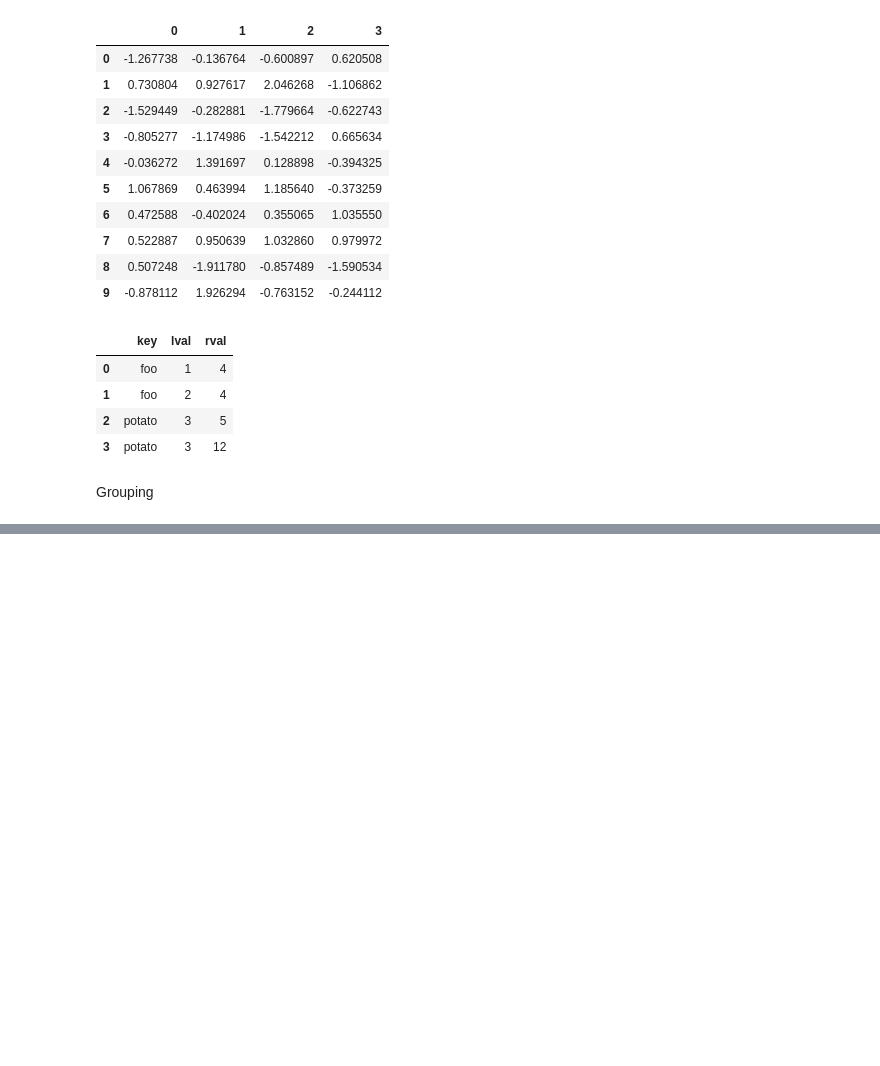
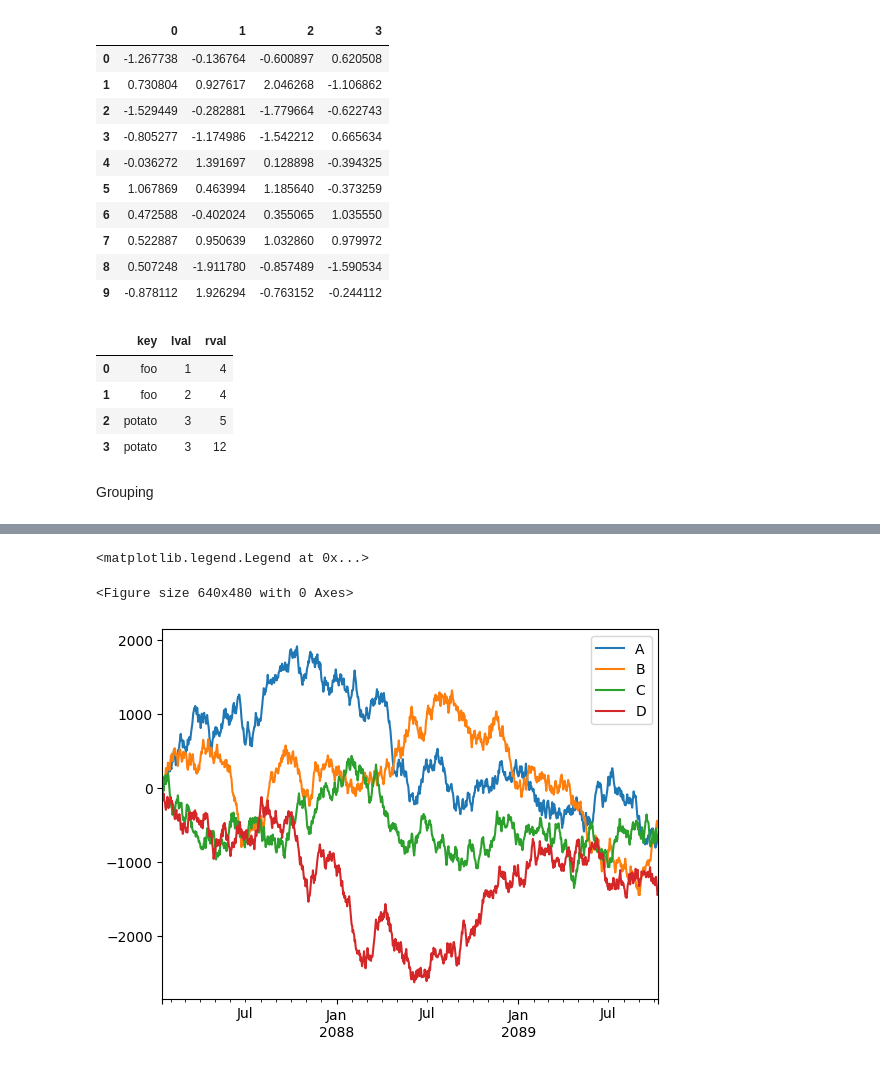
Before and after one commit to Bardia-Mostaghim/learning_pandas_basics, a Jupyter notebook: HowWasThisSupposedToTakeTenMinutes.ipynb, the cells around one changed output, grey strips where cells are left out. Drawn from its saved outputs; the diff is of its cells as text; code cells hidden in the pictures; blank space fills up the shorter version.

```diff
--- a/HowWasThisSupposedToTakeTenMinutes.ipynb
+++ b/HowWasThisSupposedToTakeTenMinutes.ipynb
@@ -508,0 +705,13 @@ df.groupby(["A","B"]).sum()
+# %%
+df = pd.DataFrame(
+    np.random.randint(-100,100, 4000).reshape(1000,4) ,index=ts.index, columns=["A", "B", "C", "D"]
+)
+df = df.cumsum()
+
+plt.figure();
+df.plot()
+plt.legend(loc='best')
+# %% [output]
+<matplotlib.legend.Legend at 0x...>
+<Figure size 640x480 with 0 Axes>
+[figure, added]
```
Also changed, not shown: parts of 26 cells of this notebook.
